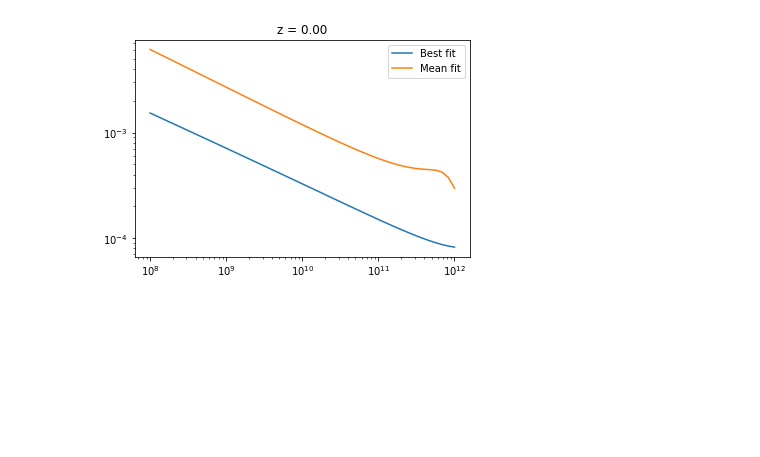
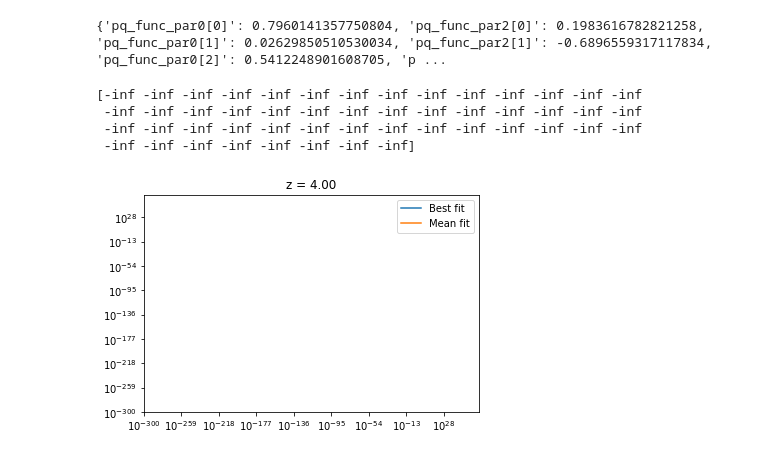
Before and after one commit to eklem1/GalaxySim, a Jupyter notebook: SMF_fit.ipynb, the cells around one changed output. Cells and saved outputs as stored; diff of their text form; code cells hidden in the pictures; blank space fills up the shorter version.

```diff
--- a/SMF_fit.ipynb
+++ b/SMF_fit.ipynb
@@ -364,6 +390,9 @@ for i in range(len(covar[0])):
 # %%
 pars_best = ares.util.ParameterBundle("emma:model1")
+print(fit_best_like)
 
 pars_best.update(fit_best_like)
 # print(pars_best)
 pop_best = ares.populations.GalaxyPopulation(**pars_best)
+# %% [output]
+{'pq_func_par0[0]': 0.7960141357750804, 'pq_func_par2[0]': 0.1983616782821258, 'pq_func_par0[1]': 0.02629850510530034, 'pq_func_par2[1]': -0.6896559317117834, 'pq_func_par0[2]': 0.5412248901608705, 'p ...
@@ -370,23 +404,32 @@ pop_best = ares.populations.GalaxyPopulation(**pars_best)
 # %%
-z = 0
+z = 4
 
 Ms_short = np.logspace(8, 12, 50)
 # Ms_short = [1e9]
 
 # print(Ms)
 
 ls_best = pop_best.StellarMassFunction(z, Ms_short)
+# ls_best_2 = pop_best_2.StellarMassFunction(z, Ms_short)
+
+print(ls_best)
 
 ls_mean = pop_mean.StellarMassFunction(z, Ms_short)
 
 obslf = ares.analysis.GalaxyPopulation()
 # obslf.Plot(z=z, round_z=0.2)
 
 pl.loglog(Ms_short, ls_best, label='Best fit')
+# pl.loglog(Ms_short, ls_best_2, label='Best fit 2')
+
 pl.loglog(Ms_short, ls_mean, label='Mean fit')
 pl.title("z = %.2f" %z)
 pl.legend()
 # pl.ylim(1e-9, 1e2)
 pl.show()
 # %% [output]
+[-inf -inf -inf -inf -inf -inf -inf -inf -inf -inf -inf -inf -inf -inf
+ -inf -inf -inf -inf -inf -inf -inf -inf -inf -inf -inf -inf -inf -inf
+ -inf -inf -inf -inf -inf -inf -inf -inf -inf -inf -inf -inf -inf -inf
+ -inf -inf -inf -inf -inf -inf -inf -inf]
-[figure, old version]
+[figure, new version]
```
Also changed, not shown: parts of 17 cells of this notebook.
